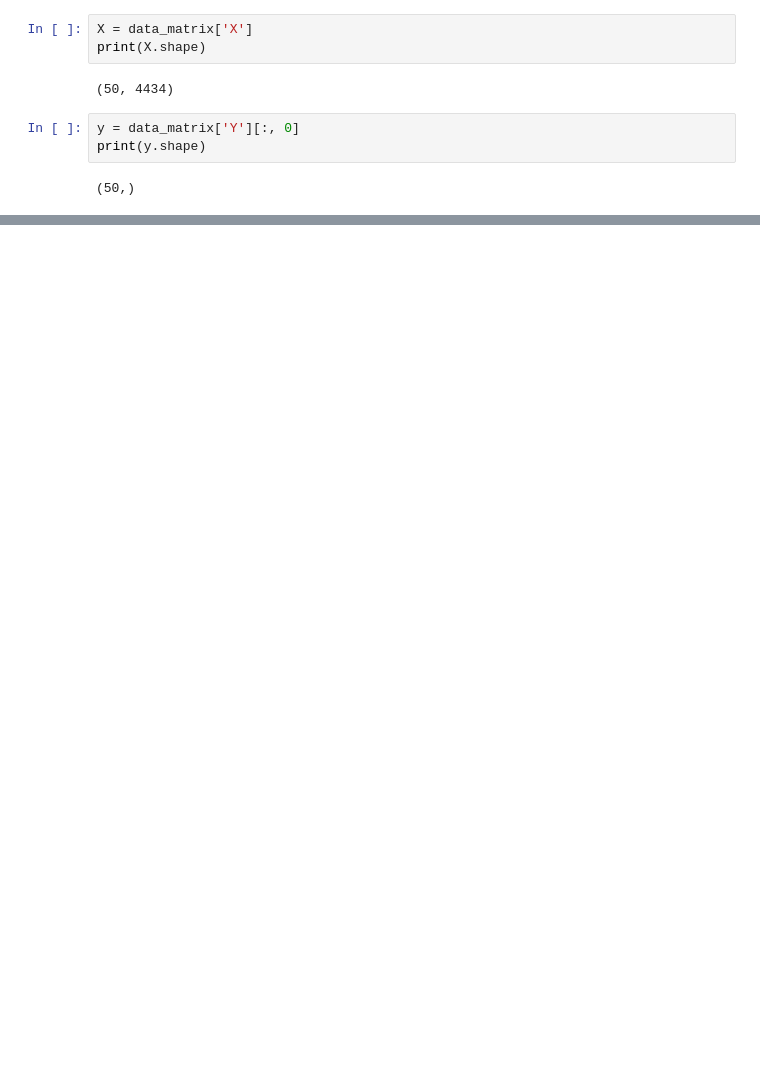
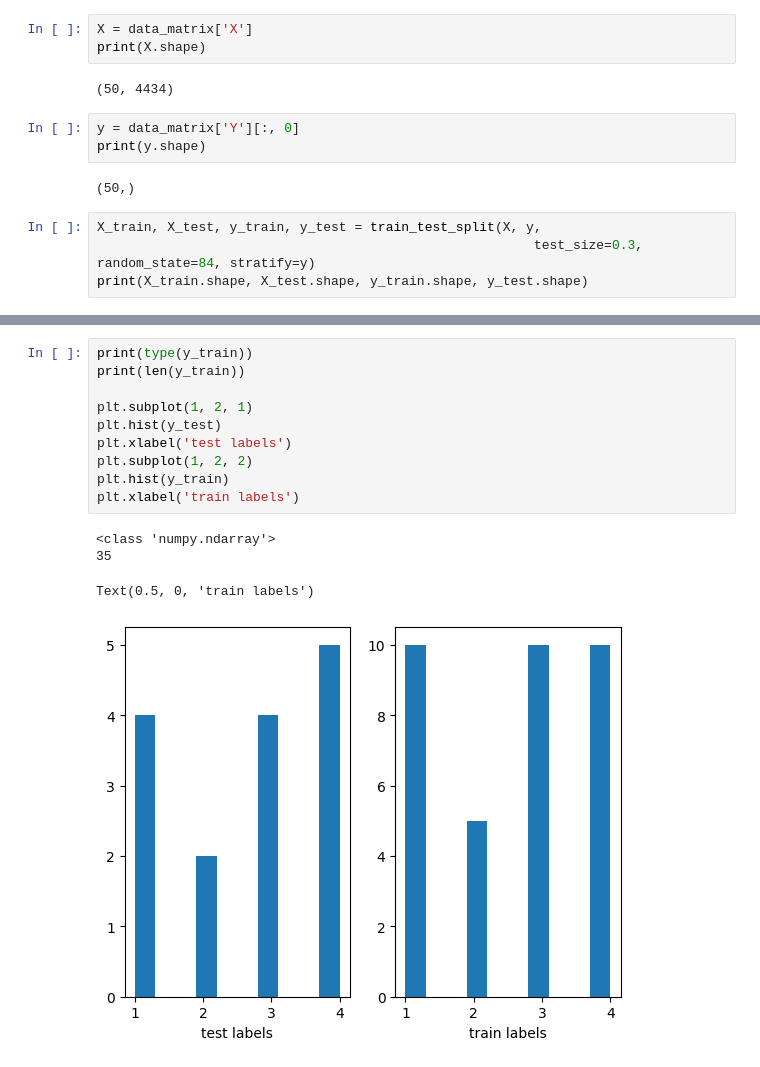
Before and after one commit to RomainGras/tumeur_gliale, a Jupyter notebook: TumeursGliales.ipynb, the cells around one changed output, grey strips where cells are left out. Saved outputs shown, nothing was run; the diff lists cells and outputs as text; blank space fills up the shorter version.

```diff
--- a/TumeursGliales.ipynb
+++ b/TumeursGliales.ipynb
@@ -37,3 +51,7 @@ y = data_matrix['Y'][:, 0]
 print(y.shape)
 # %% [output]
 (50,)
+# %%
+X_train, X_test, y_train, y_test = train_test_split(X, y,
+                                                        test_size=0.3, random_state=84, stratify=y)
+print(X_train.shape, X_test.shape, y_train.shape, y_test.shape)
@@ -39,0 +70,15 @@ print(y.shape)
+# %%
+print(type(y_train))
+print(len(y_train))
+
+plt.subplot(1, 2, 1)
+plt.hist(y_test)
+plt.xlabel('test labels')
+plt.subplot(1, 2, 2)
+plt.hist(y_train)
+plt.xlabel('train labels')
+# %% [output]
+<class 'numpy.ndarray'>
+35
+Text(0.5, 0, 'train labels')
+[figure, added]
```
Also changed, not shown: parts of 34 cells of this notebook.
